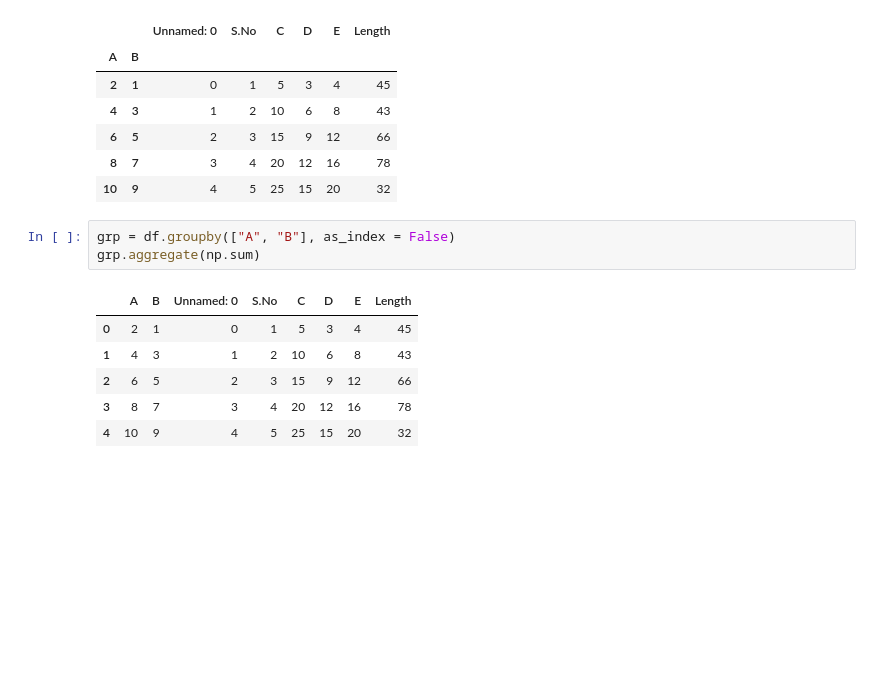
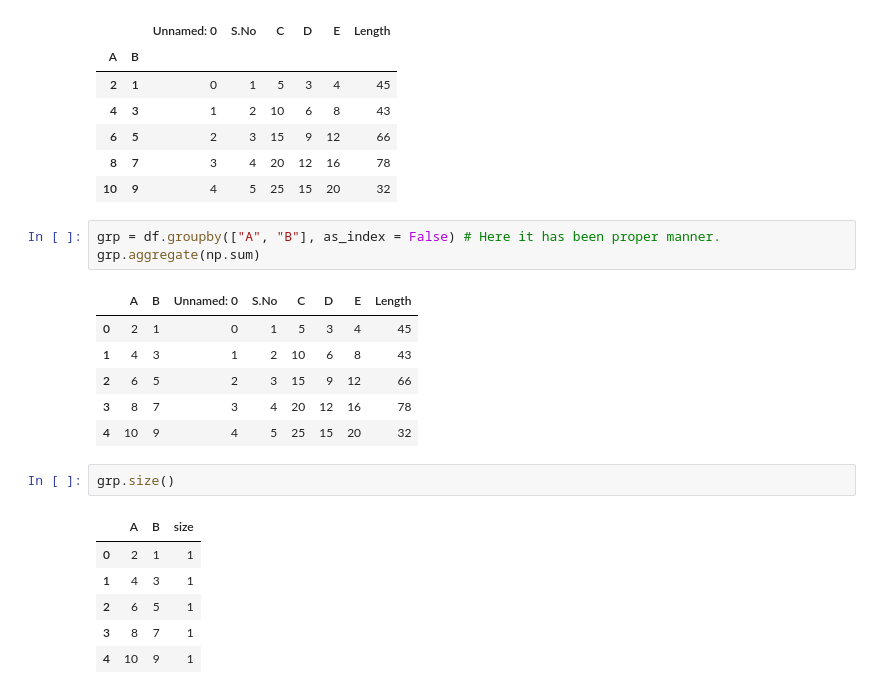
Before and after one commit to aaditya-pdgupta/Python_Course, a Jupyter notebook: Value_counts.ipynb, the cells around one changed output. Saved outputs shown, nothing was run; the diff lists cells and outputs as text; blank space fills up the shorter version.

```diff
--- a/Value_counts.ipynb
+++ b/Value_counts.ipynb
@@ -97,7 +97,7 @@ grp.aggregate(np.sum)
 | 8 | 7 | 3 | 4 | 20 | 12 | 16 | 78 |
 | 10 | 9 | 4 | 5 | 25 | 15 | 20 | 32 |
 # %%
-grp = df.groupby(["A", "B"], as_index = False)
+grp = df.groupby(["A", "B"], as_index = False) # Here it has been proper manner.
 grp.aggregate(np.sum)
 # %% [output]
 |  | A | B | Unnamed: 0 | S.No | C | D | E | Length |
@@ -106,3 +106,12 @@ grp.aggregate(np.sum)
 | 2 | 6 | 5 | 2 | 3 | 15 | 9 | 12 | 66 |
 | 3 | 8 | 7 | 3 | 4 | 20 | 12 | 16 | 78 |
 | 4 | 10 | 9 | 4 | 5 | 25 | 15 | 20 | 32 |
+# %%
+grp.size()
+# %% [output]
+|  | A | B | size |
+| 0 | 2 | 1 | 1 |
+| 1 | 4 | 3 | 1 |
+| 2 | 6 | 5 | 1 |
+| 3 | 8 | 7 | 1 |
+| 4 | 10 | 9 | 1 |
```
Also changed, not shown: parts of 3 cells of this notebook.
